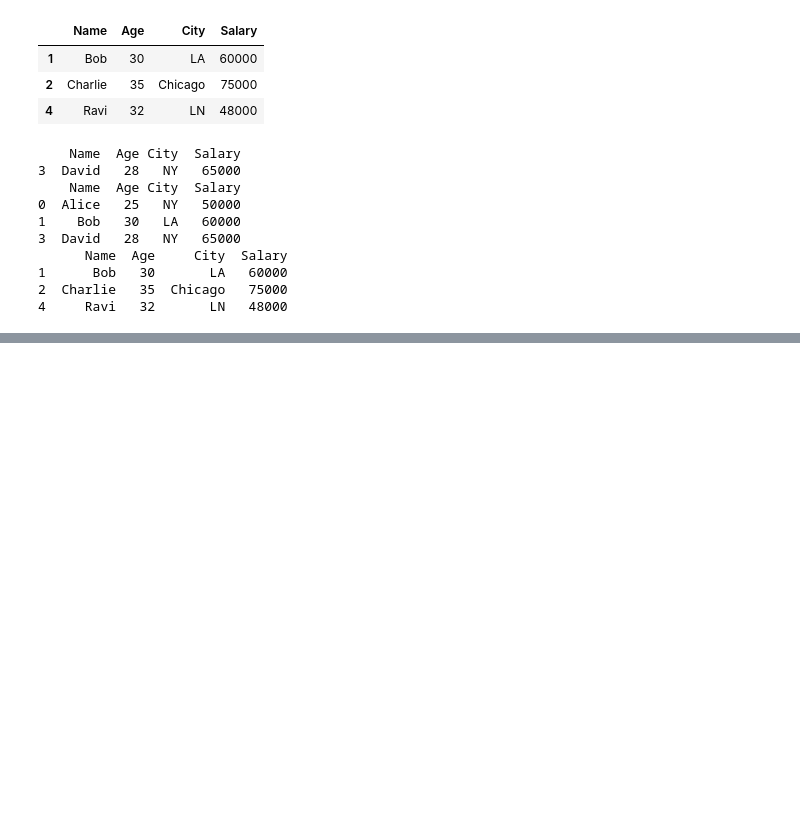
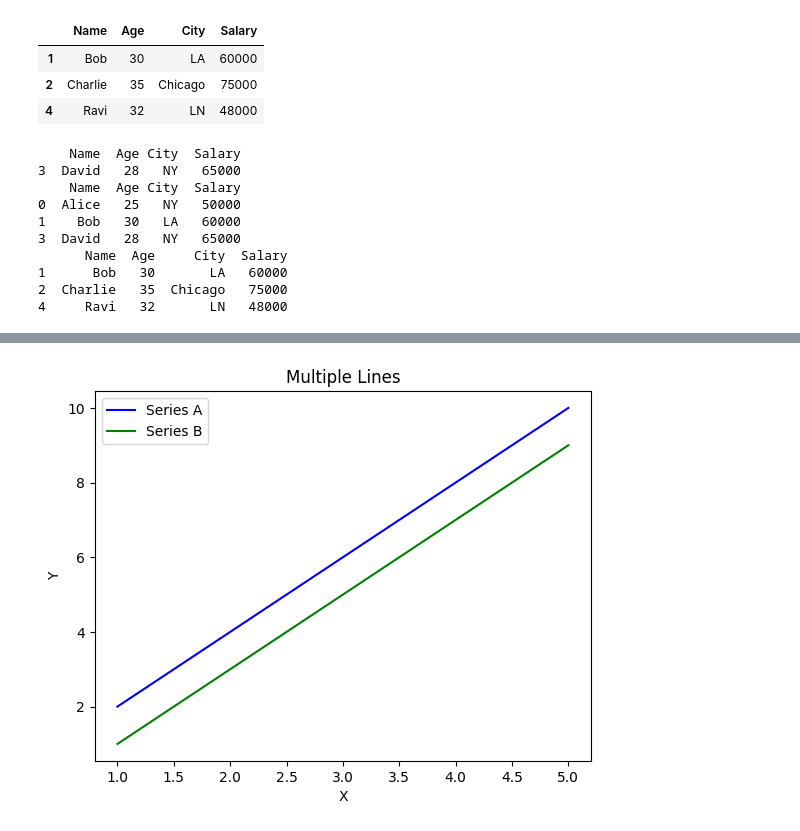
Before and after one commit to learnwithirfan/note-e51, a Jupyter notebook: note7.ipynb, the cells around one changed output, grey strips where cells are left out. Drawn from its saved outputs; the diff is of its cells as text; code cells hidden in the pictures; blank space fills up the shorter version.

```diff
--- a/note7.ipynb
+++ b/note7.ipynb
@@ -647,0 +936,12 @@ print(df[~(df['City'] == 'NY')])
+# %%
+y2 = [1, 3, 5, 7, 9]
+
+plt.plot(x, y, label='Series A', color='blue')
+plt.plot(x, y2, label='Series B', color='green')
+plt.title("Multiple Lines")
+plt.xlabel("X")
+plt.ylabel("Y")
+plt.legend()
+plt.show()
+# %% [output]
+[figure, added]
```
Also changed, not shown: parts of 41 cells of this notebook.
